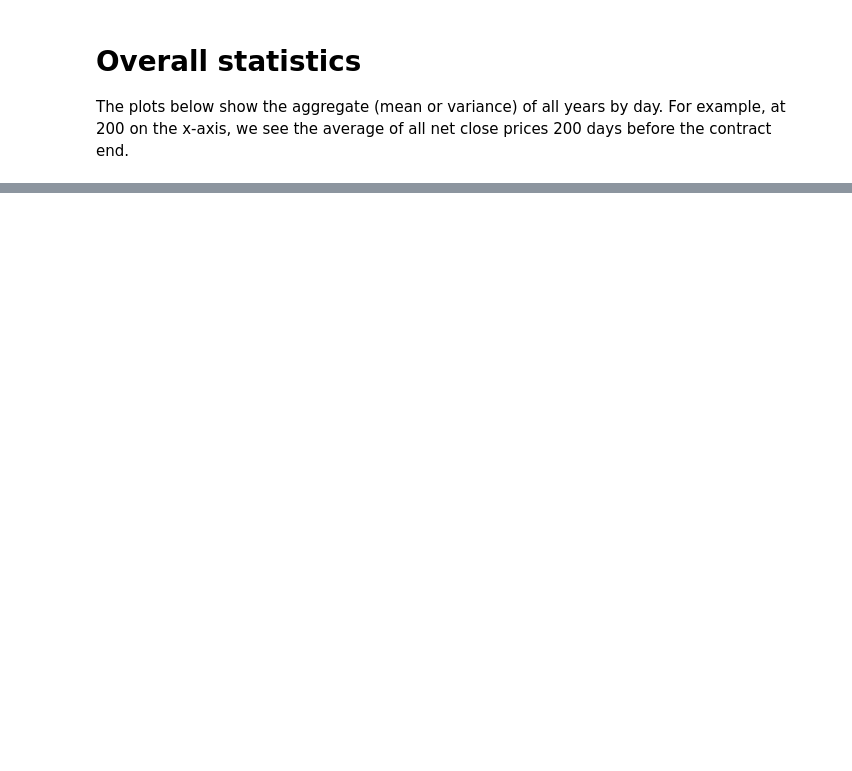
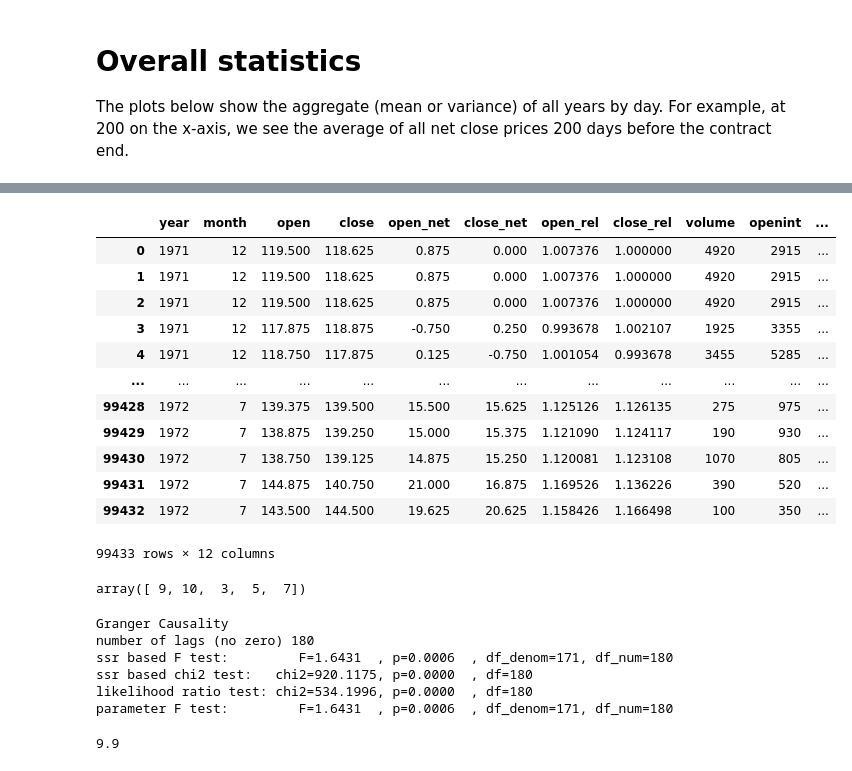
Before and after one commit to vin0110/classes, a Jupyter notebook: corn_view.ipynb, the cells around one changed output, grey strips where cells are left out. Drawn from its saved outputs; the diff is of its cells as text; code cells hidden in the pictures; blank space fills up the shorter version.

```diff
--- a/corn_view.ipynb
+++ b/corn_view.ipynb
@@ -177,0 +190,25 @@ overallStats(data, 9)
+# %%
+data
+# %% [output]
+|  | year | month | open | close | open_net | close_net | open_rel | close_rel | volume | openint | ... |
+| 0 | 1971 | 12 | 119.500 | 118.625 | 0.875 | 0.000 | 1.007376 | 1.000000 | 4920 | 2915 | ... |
+| 1 | 1971 | 12 | 119.500 | 118.625 | 0.875 | 0.000 | 1.007376 | 1.000000 | 4920 | 2915 | ... |
+| 2 | 1971 | 12 | 119.500 | 118.625 | 0.875 | 0.000 | 1.007376 | 1.000000 | 4920 | 2915 | ... |
+| 3 | 1971 | 12 | 117.875 | 118.875 | -0.750 | 0.250 | 0.993678 | 1.002107 | 1925 | 3355 | ... |
+| 4 | 1971 | 12 | 118.750 | 117.875 | 0.125 | -0.750 | 1.001054 | 0.993678 | 3455 | 5285 | ... |
+| ... | ... | ... | ... | ... | ... | ... | ... | ... | ... | ... | ... |
+| 99428 | 1972 | 7 | 139.375 | 139.500 | 15.500 | 15.625 | 1.125126 | 1.126135 | 275 | 975 | ... |
+| 99429 | 1972 | 7 | 138.875 | 139.250 | 15.000 | 15.375 | 1.121090 | 1.124117 | 190 | 930 | ... |
+| 99430 | 1972 | 7 | 138.750 | 139.125 | 14.875 | 15.250 | 1.120081 | 1.123108 | 1070 | 805 | ... |
+| 99431 | 1972 | 7 | 144.875 | 140.750 | 21.000 | 16.875 | 1.169526 | 1.136226 | 390 | 520 | ... |
+| 99432 | 1972 | 7 | 143.500 | 144.500 | 19.625 | 20.625 | 1.158426 | 1.166498 | 100 | 350 | ... |
+99433 rows × 12 columns
+# %%
+d02 = data[data['year']==2002].copy()
+#d02['date'] = pd.to_datetime(d02['date'])
+d02['date_'] = pd.to_datetime(d02['date'])
+d02 = d02.drop(columns=(['year', 'close', 'open_net', 'close_net', 'open_rel', 'close_rel', 'volume', 'day', 'date', 'openint']))
+d02 = d02.rename(columns={'date_': 'date'})
+d02['month'].unique()
+# %% [output]
+array([ 9, 10,  3,  5,  7])
@@ -177,0 +220,16 @@ overallStats(data, 9)
+# %%
+left = mar02.copy()
+right = sep02.copy()
+_df = right.merge(left).drop(columns='date')
+r = grangercausalitytests(_df, [180])
+# %% [output]
+Granger Causality
+number of lags (no zero) 180
+ssr based F test:         F=1.6431  , p=0.0006  , df_denom=171, df_num=180
+ssr based chi2 test:   chi2=920.1175, p=0.0000  , df=180
+likelihood ratio test: chi2=534.1996, p=0.0000  , df=180
+parameter F test:         F=1.6431  , p=0.0006  , df_denom=171, df_num=180
+# %%
+round(9.899999, 2)
+# %% [output]
+9.9
```
Also changed, not shown: parts of 11 cells of this notebook, 2 other files.
